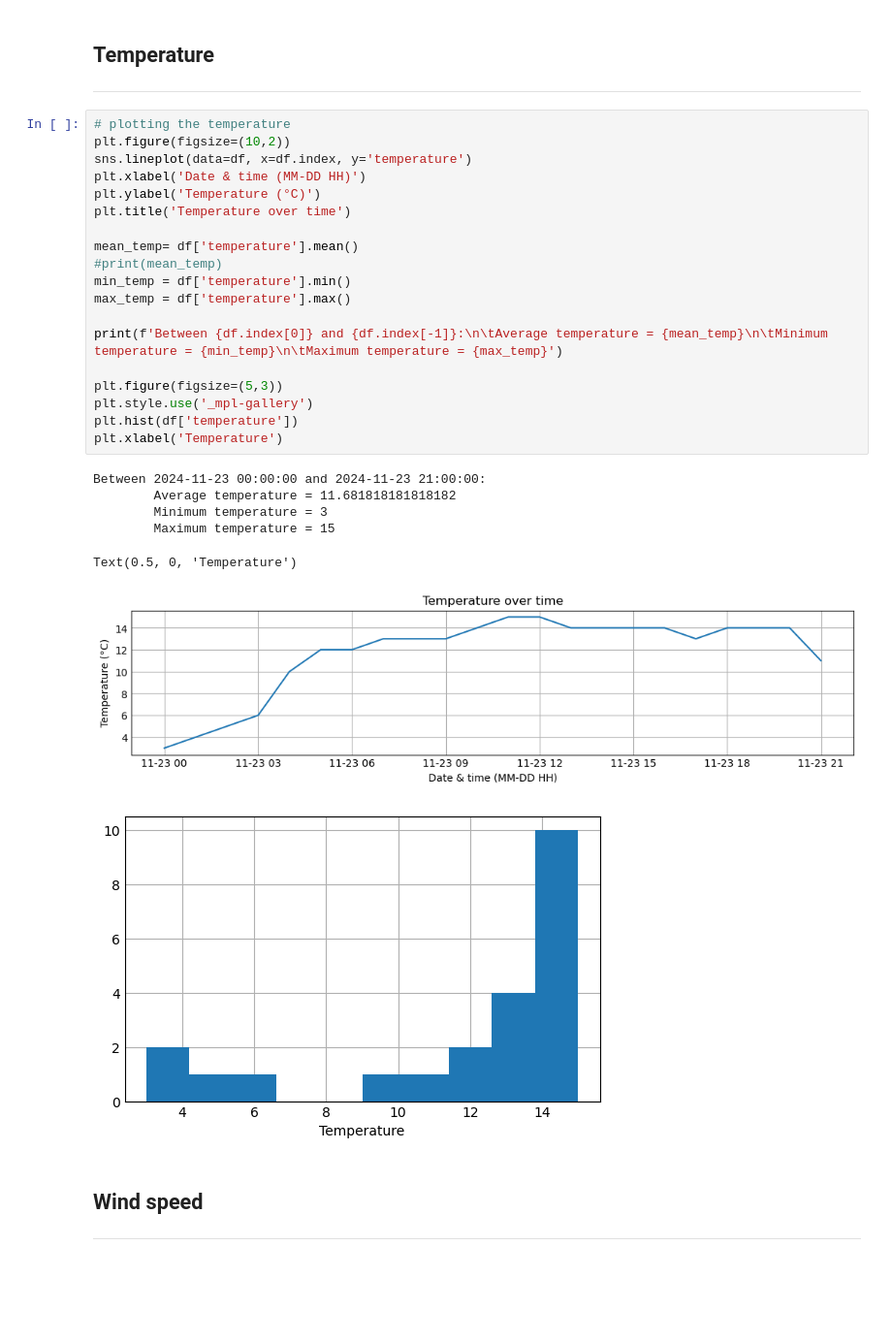
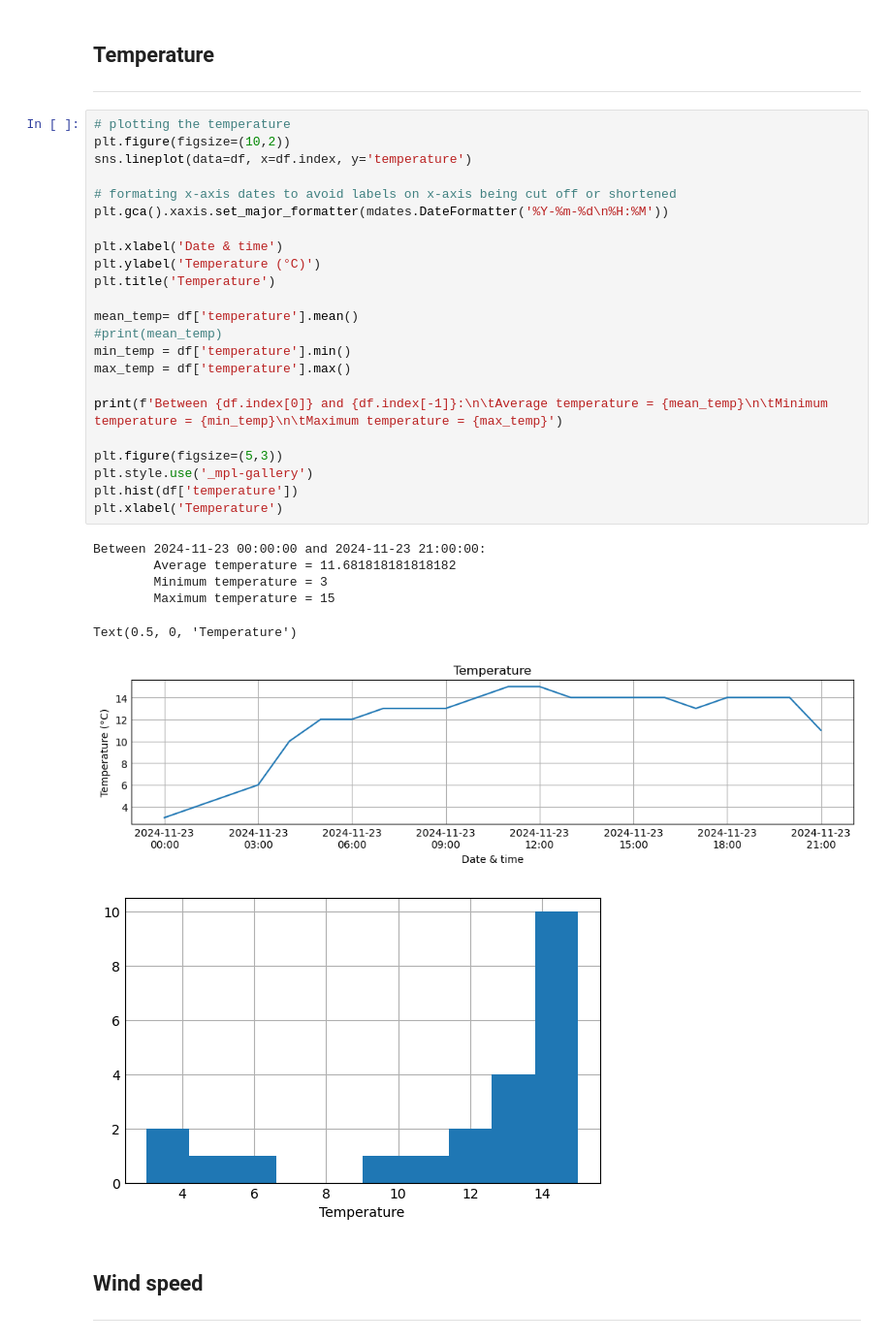
Before and after one commit to Ange-Dvs/computer_infrastructure_assessment, a Jupyter notebook: weather.ipynb, the cells around one changed output. Shown at 97% size. Drawn from its saved outputs; the diff is of its cells as text; blank space fills up the shorter version.

```diff
--- a/weather.ipynb
+++ b/weather.ipynb
@@ -203,29 +233,33 @@ From the above we can see a South/South West wind was most commonly observed for
 # %%
 # plotting the temperature
 plt.figure(figsize=(10,2))
 sns.lineplot(data=df, x=df.index, y='temperature')
-plt.xlabel('Date & time (MM-DD HH)')
+
+# formating x-axis dates to avoid labels on x-axis being cut off or shortened
+plt.gca().xaxis.set_major_formatter(mdates.DateFormatter('%Y-%m-%d\n%H:%M'))
+
+plt.xlabel('Date & time')
 plt.ylabel('Temperature (°C)')
-plt.title('Temperature over time')
+plt.title('Temperature')
 
 mean_temp= df['temperature'].mean()
 #print(mean_temp)
 min_temp = df['temperature'].min()
 max_temp = df['temperature'].max()
 
 print(f'Between {df.index[0]} and {df.index[-1]}:\n\tAverage temperature = {mean_temp}\n\tMinimum temperature = {min_temp}\n\tMaximum temperature = {max_temp}')
 
 plt.figure(figsize=(5,3))
 plt.style.use('_mpl-gallery')
 plt.hist(df['temperature'])
 plt.xlabel('Temperature')
 # %% [output]
 Between 2024-11-23 00:00:00 and 2024-11-23 21:00:00:
         Average temperature = 11.681818181818182
         Minimum temperature = 3
         Maximum temperature = 15
 Text(0.5, 0, 'Temperature')
-[figure, old version]
+[figure, new version]
 [figure]
 # %% [markdown]
 ## Wind speed
```
Also changed, not shown: parts of 5 cells of this notebook, 1 other file.
